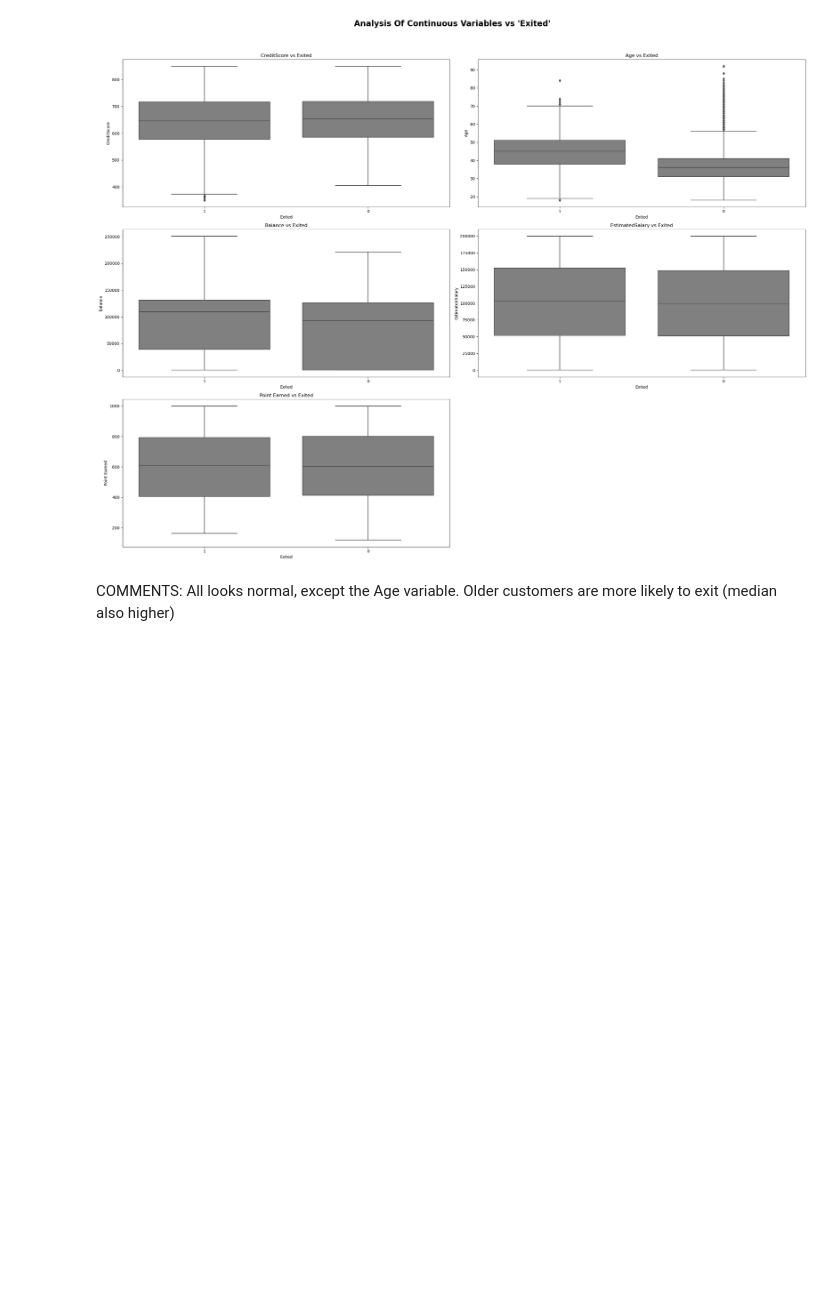
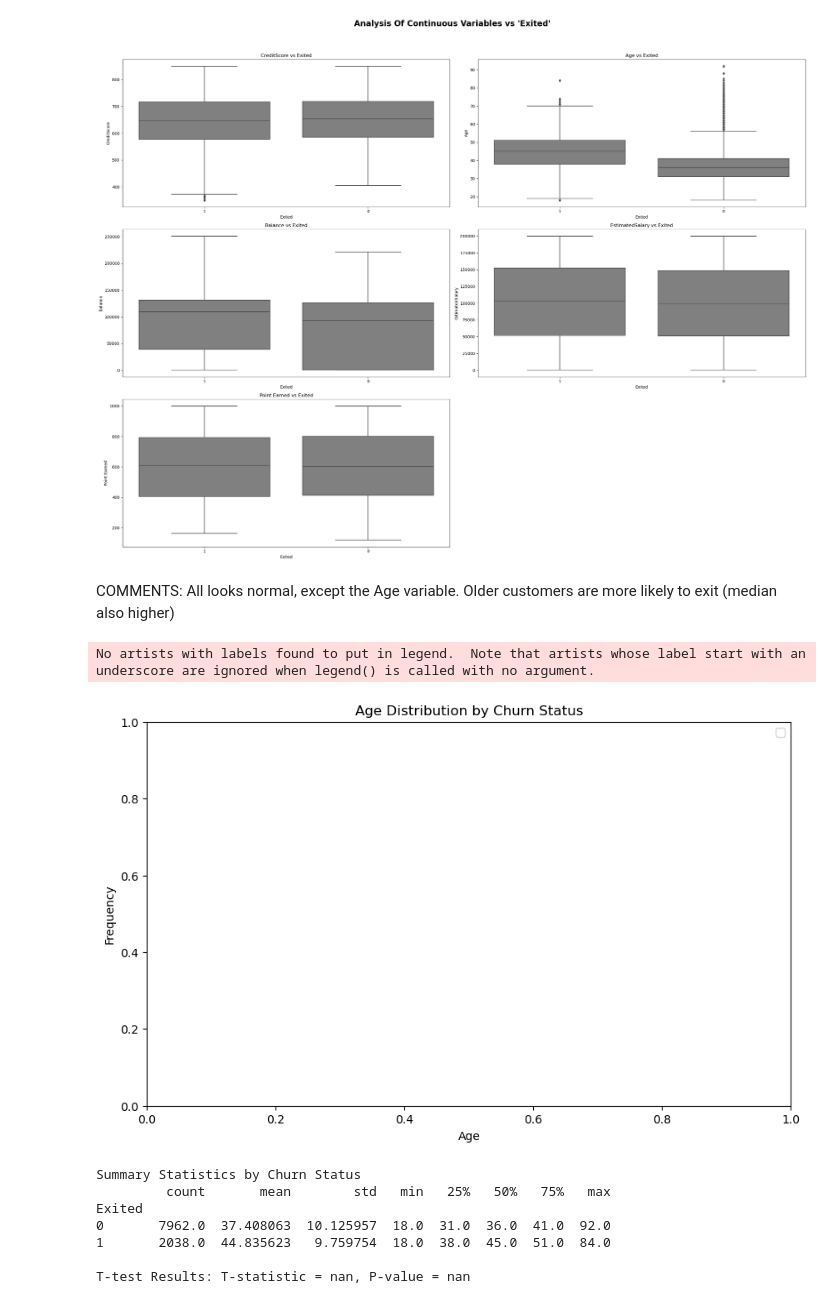
Before and after one commit to oglezsan/bankcustomerEDA, a Jupyter notebook: notebooks/nb1.ipynb, the cells around one changed output. Saved outputs shown, nothing was run; the diff lists cells and outputs as text; code cells hidden in the pictures; blank space fills up the shorter version.

```diff
--- a/notebooks/nb1.ipynb
+++ b/notebooks/nb1.ipynb
@@ -337,3 +337,37 @@ plt.show()
 [figure]
 # %% [markdown]
 COMMENTS: All looks normal, except the Age variable. Older customers are more likely to exit (median also higher)
+# %%
+import matplotlib.pyplot as plt
+import seaborn as sns
+from scipy.stats import ttest_ind
+# Plotting Age distribution by churn status
+plt.figure(figsize=(10, 6))
+sns.histplot(df[df['Exited'] == 0]['Age'], color='blue', label='Not Churned', kde=True)
+sns.histplot(df[df['Exited'] == 1]['Age'], color='red', label='Churned', kde=True)
+plt.title('Age Distribution by Churn Status')
+plt.xlabel('Age')
+plt.ylabel('Frequency')
+plt.legend()
+plt.show()
+
+# Summary statistics
+print("Summary Statistics by Churn Status")
+print(df.groupby('Exited')['Age'].describe())
+
+# T-test to determine if the difference in age is significant
+churned_age = df[df['Exited'] == 1]['Age']
+not_churned_age = df[df['Exited'] == 0]['Age']
+t_stat, p_val = ttest_ind(churned_age, not_churned_age)
+
+print(f"\nT-test Results: T-statistic = {t_stat:.2f}, P-value = {p_val:.2e}")
+# %% [output]
+No artists with labels found to put in legend.  Note that artists whose label start with an underscore are ignored when legend() is called with no argument.
+[figure, added]
+Summary Statistics by Churn Status
+         count       mean        std   min   25%   50%   75%   max
+Exited
+0       7962.0  37.408063  10.125957  18.0  31.0  36.0  41.0  92.0
+1       2038.0  44.835623   9.759754  18.0  38.0  45.0  51.0  84.0
+
+T-test Results: T-statistic = nan, P-value = nan
```
Also changed, not shown: 2 other files.
